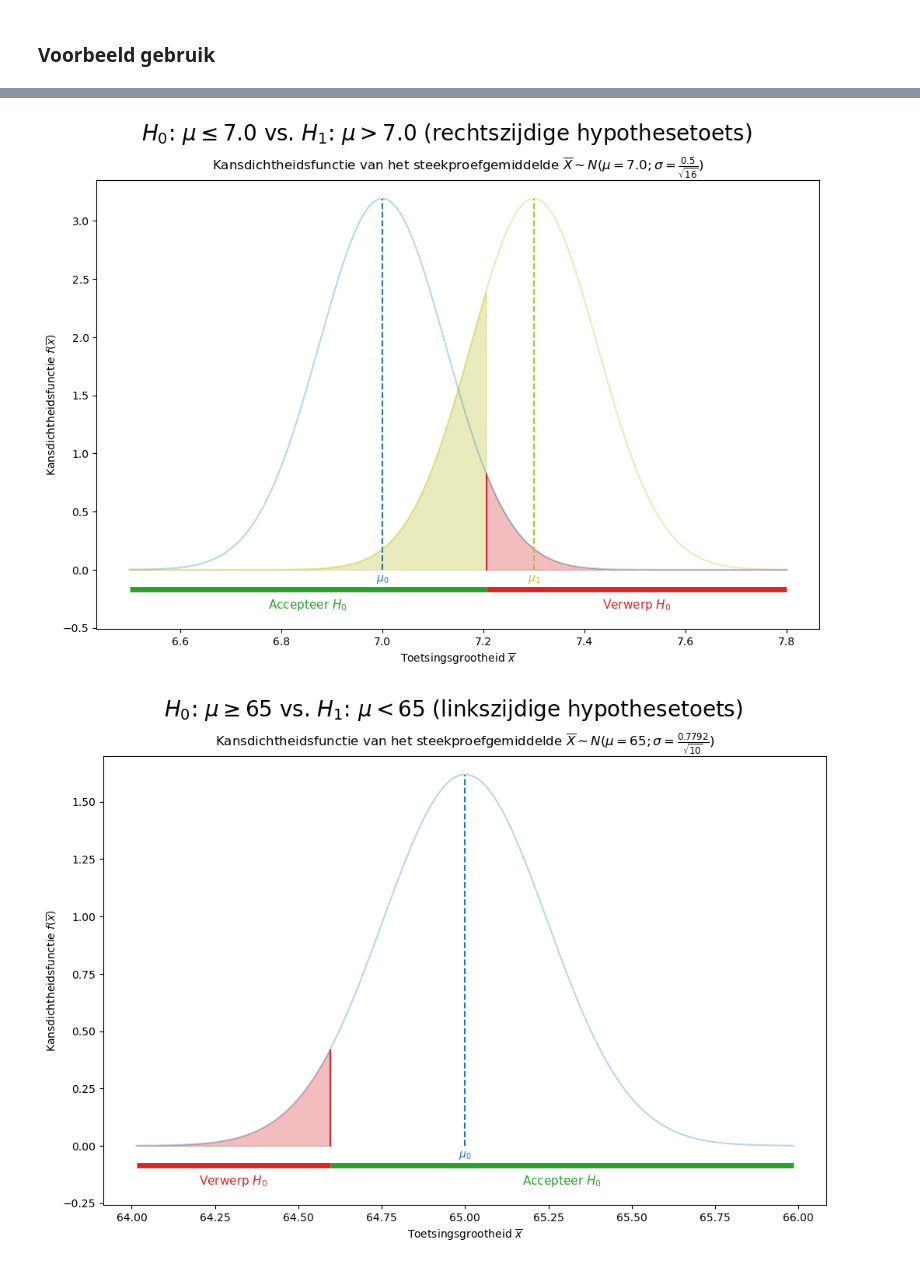
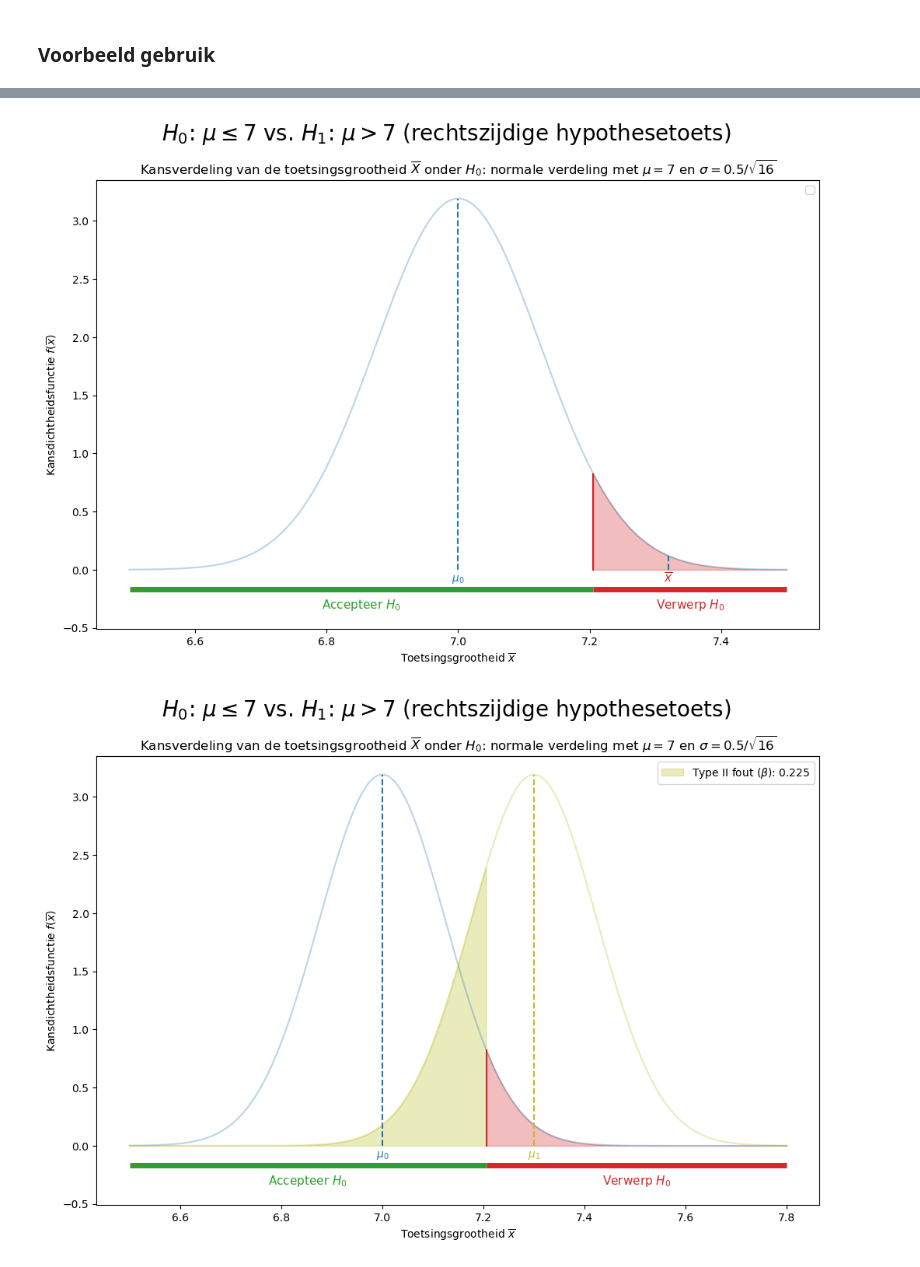
Before and after one commit to DBlom96/Statistiek, a Jupyter notebook: Python/statistics_utils/notebooks/hypothesis_testing.ipynb, the cells around one changed output, grey strips where cells are left out. Saved outputs shown, nothing was run; the diff lists cells and outputs as text; code cells hidden in the pictures.

```diff
--- a/Python/statistics_utils/notebooks/hypothesis_testing.ipynb
+++ b/Python/statistics_utils/notebooks/hypothesis_testing.ipynb
@@ -8,7 +8,7 @@ from utils import *
 # %% [markdown]
 ## Toetsen voor het gemiddelde $\mu$
 # %%
-def determine_critical_values(test_type, mu_0, sample_std, alpha, xmin, xmax):
+def determine_critical_values_normal(test_type, mu_0, sample_std, alpha, xmin, xmax):
     if test_type == "tweezijdig":
         # Kritieke waarde onder H0 (voor tweezijdige toets)
         z_alpha = norm.ppf(1 - alpha / 2)
@@ -26,7 +26,7 @@ def determine_critical_values(test_type, mu_0, sample_std, alpha, xmin, xmax):
         critical_value_right = mu_0 + z_alpha * sample_std
     return critical_value_left, critical_value_right
 
-def plot_hypothesis_testing(test_type="tweezijdig", mu_0=0, mu_1=None, sigma=1, alpha=0.05, sample_size=30, test_stat=None, width=12, height=7.5, filename="test.txt"):
+def plot_hypothesis_testing_normal(test_type="tweezijdig", mu_0=0, mu_1=None, sigma=1, alpha=0.05, sample_size=30, test_stat=None, width=12, height=7.5, filename="test.txt"):
     fig, ax = plt.subplots(figsize=(width, height))
     sample_std = sigma / np.sqrt(sample_size)
 
@@ -51,7 +51,7 @@ def plot_hypothesis_testing(test_type="tweezijdig", mu_0=0, mu_1=None, sigma=1,
     ax.set_ylabel('Kansdichtheidsfunctie $f(\\overline{x})$')
 
     # Plot instellen
-    ax.plot(x, pdf_H0, color=primary_plot_color, alpha=opacity_level, label="Kansverdeling van $\\overline{X}$ onder $H_0$")
+    ax.plot(x, pdf_H0, color=primary_plot_color, alpha=opacity_level)
     ax.plot([mu_0, mu_0], [0, norm.pdf(mu_0, mu_0, sample_std)], color=primary_plot_color, linestyle='--')
 
     ymin, ymax = ax.get_ylim()
@@ -63,12 +63,12 @@ def plot_hypothesis_testing(test_type="tweezijdig", mu_0=0, mu_1=None, sigma=1,
     ax.text(mu_0, ymu, "$\\mu_0$", color=primary_plot_color, ha="center", va="center")
 
     if mu_1:
-        ax.plot(x, pdf_H1, color=secondary_plot_color, alpha=opacity_level, label="Kansverdeling van $\\overline{X}$ onder $H_1$")
+        ax.plot(x, pdf_H1, color=secondary_plot_color, alpha=opacity_level)
         ax.plot([mu_1, mu_1], [0, norm.pdf(mu_1, mu_1, sample_std)], color=secondary_plot_color, linestyle='--')
         ax.text(mu_1, ymu, "$\\mu_1$", color=secondary_plot_color, ha="center", va="center")
 
     # Determine the critical values
-    critical_value_left, critical_value_right = determine_critical_values(test_type, mu_0, sample_std, alpha, xmin, xmax)
+    critical_value_left, critical_value_right = determine_critical_values_normal(test_type, mu_0, sample_std, alpha, xmin, xmax)
 
     # Shade the critical region
     if critical_value_left != xmin:
@@ -84,15 +84,15 @@ def plot_hypothesis_testing(test_type="tweezijdig", mu_0=0, mu_1=None, sigma=1,
         ax.fill_between(x, 0, pdf_H1, where=((x < critical_value_right) & (x > critical_value_left)), color=secondary_plot_color, alpha=opacity_level, label=f'Type II fout ($\\beta$): {beta:.3f}')
 
     if test_type == "tweezijdig":
-        label_critical_region = f"Kritiek gebied: $(-\\infty; {pretty_print(critical_value_left)}]$ en $[{pretty_print(critical_value_right)}; \\infty)$"
+        label_critical_region = f"Kritiek gebied: $(-\\infty, {pretty_print(critical_value_left)}]$ en $[{pretty_print(critical_value_right)}, \\infty)$"
         plt.suptitle(f'$H_0$: $\\mu={mu_0}$ vs. $H_1$: $\\mu \\neq {mu_0}$ (tweezijdige hypothesetoets)', fontsize=20)
 
     elif test_type == "rechtszijdig":
-        label_critical_region = f"Kritiek gebied: $[{pretty_print(critical_value_right)}; \\infty)$"
+        label_critical_region = f"Kritiek gebied: $[{pretty_print(critical_value_right)}, \\infty)$"
         plt.suptitle(f'$H_0$: $\\mu\\leq{mu_0}$ vs. $H_1$: $\\mu > {mu_0}$ (rechtszijdige hypothesetoets)', fontsize=20)
 
     else: # linkszijdig
-        label_critical_region = f"Kritiek gebied: $(-\\infty; {pretty_print(critical_value_left)}]$"
+        label_critical_region = f"Kritiek gebied: $(-\\infty, {pretty_print(critical_value_left)}]$"
         plt.suptitle(f'$H_0$: $\\mu\\geq{mu_0}$ vs. $H_1$: $\\mu < {mu_0}$ (linkszijdige hypothesetoets)', fontsize=20)
 
     # Teken het acceptatiegebied
@@ -107,26 +107,31 @@ def plot_hypothesis_testing(test_type="tweezijdig", mu_0=0, mu_1=None, sigma=1,
         ax.hlines(ylines, critical_value_right, xmax, color=critical_color, linewidth=5)
         ax.text((critical_value_right + xmax) / 2, ytext, 'Verwerp $H_0$', color=critical_color, fontsize=11, ha='center')
 
-    ax.set_title(f"Kansdichtheidsfunctie van het steekproefgemiddelde $\\overline{{X}}\\sim N(\\mu={mu_0}; \\sigma = \\frac{{{sigma}}}{{\\sqrt{{{sample_size}}}}})$")
+    ax.set_title(f"Kansverdeling van de toetsingsgrootheid $\\overline{{X}}$ onder $H_0$: normale verdeling met $\\mu={mu_0}$ en $\\sigma = {sigma} / \\sqrt{{{sample_size}}}$")
 
     if test_stat:
         ax.plot([test_stat, test_stat], [0, norm.pdf(test_stat, mu_0, sample_std)], color=primary_plot_color, linestyle="--")
-        ax.text(test_stat, ytext, '$\\overline{x}$', color='black', fontsize=11, ha='center')
 
-    # ax.legend()
-    # plt.axis("off")
+        test_stat_color = critical_color if test_stat < critical_value_left or test_stat > critical_value_right else acceptable_color
+        ax.text(test_stat, 1/3*ytext, '$\\overline{x}$', color=test_stat_color, fontsize=11, ha='center')
+
+    ax.legend()
     plt.savefig(filename)
 # %% [markdown]
 ### Voorbeeld gebruik
 # %%
-plot_hypothesis_testing(test_type="linkszijdig", mu_0=42, mu_1=None, sigma=10, alpha=0.05, sample_size=100, test_stat=None, filename=FIGURE_PATH + "test_hypothesis_1.png")
-plot_hypothesis_testing(test_type="tweezijdig", mu_0=5.0, mu_1=None, sigma=0.15, alpha=0.01, sample_size=25, test_stat=None, filename=FIGURE_PATH + "test_hypothesis_2.png")
-plot_hypothesis_testing(test_type="rechtszijdig", mu_0=7.0, mu_1=None, sigma=0.5, alpha=0.05, sample_size=16, test_stat=None, filename=FIGURE_PATH + "test_hypothesis_3.png")
-plot_hypothesis_testing(test_type="rechtszijdig", mu_0=7.0, mu_1=7.30, sigma=0.5, alpha=0.05, sample_size=16, test_stat=None, filename=FIGURE_PATH + "test_hypothesis_4.png")
+# Opgave 9.5
+plot_hypothesis_testing_normal(test_type="linkszijdig", mu_0=42, mu_1=None, sigma=5, alpha=0.05, sample_size=50, test_stat=37.8, filename=FIGURE_PATH + "opg_9.5.png")
 
-plot_hypothesis_testing(test_type="linkszijdig", mu_0=65, sigma=0.7792, alpha=0.05, sample_size=10, test_stat=None, filename=FIGURE_PATH + "test_hypothesis_5.png")
+# Opgave 9.7
+plot_hypothesis_testing_normal(test_type="tweezijdig", mu_0=5.0, mu_1=None, sigma=0.15, alpha=0.01, sample_size=25, test_stat=4.70, filename=FIGURE_PATH + "opg_9.7.png")
 
-plot_hypothesis_testing(test_type="linkszijdig", mu_0=0, mu_1=None, sigma=1, alpha=0.05, sample_size=1, test_stat=None, width=10, height=7, filename=FIGURE_PATH + "left_sided.png")
-plot_hypothesis_testing(test_type="tweezijdig", mu_0=0, mu_1=None, sigma=1, alpha=0.05, sample_size=1, test_stat=None, width=10, height=7, filename=FIGURE_PATH + "two_sided.png")
-plot_hypothesis_testing(test_type="rechtszijdig", mu_0=0, mu_1=None, sigma=1, alpha=0.05, sample_size=1, test_stat=None, width=10, height=7, filename=FIGURE_PATH + "right_sided.png")
+# Opgave 9.11
+plot_hypothesis_testing_normal(test_type="linkszijdig", mu_0=160, mu_1=None, sigma=5, alpha=0.05, sample_size=6, test_stat=150, filename=FIGURE_PATH + "opg_9.11.png")
+
+# Opgave 9.23a
+plot_hypothesis_testing_normal(test_type="rechtszijdig", mu_0=7, mu_1=None, sigma=0.5, alpha=0.05, sample_size=16, test_stat=7.32, filename=FIGURE_PATH + "opg_9.23a.png")
+
+# Opgave 9.23b
+plot_hypothesis_testing_normal(test_type="rechtszijdig", mu_0=7, mu_1=7.3, sigma=0.5, alpha=0.05, sample_size=16, test_stat=None, filename=FIGURE_PATH + "opg_9.23b.png")
 # %% [output]
@@ -136,2 +141,2 @@ plot_hypothesis_testing(test_type="rechtszijdig", mu_0=0, mu_1=None, sigma=1, al
-[figure, old version]
+[figure, new version]
-[figure, old version]
+[figure, new version]
```
Also changed, not shown: parts of 5 cells of this notebook, 31 other files.
